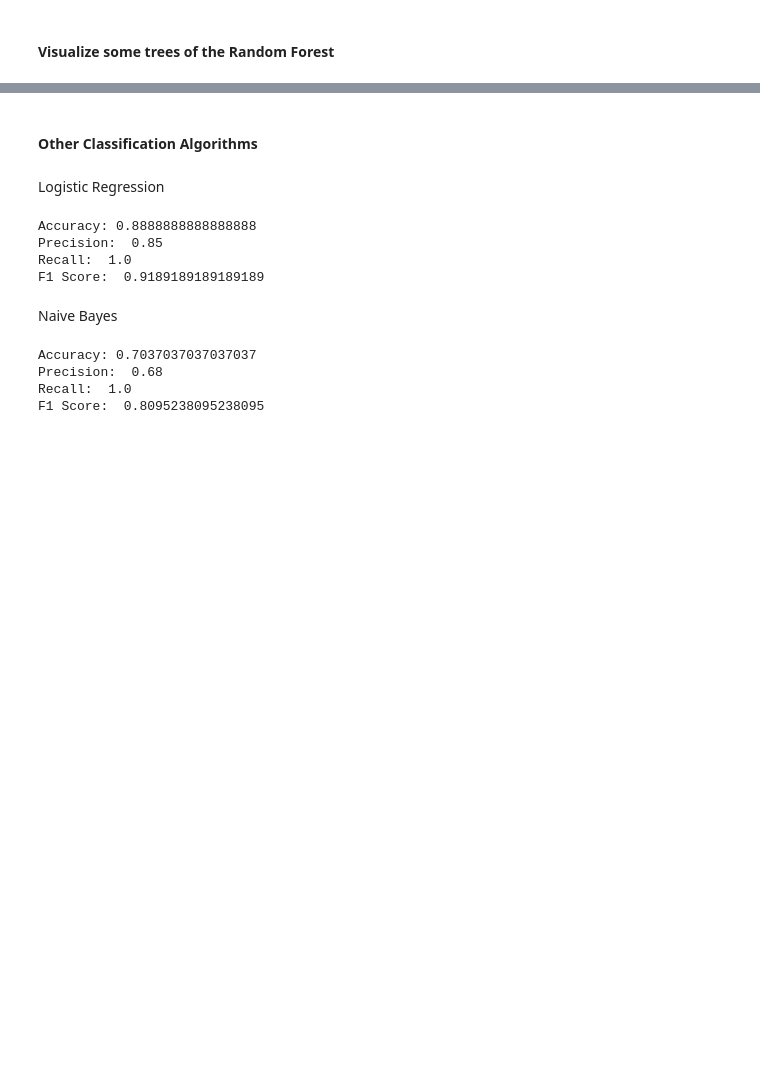
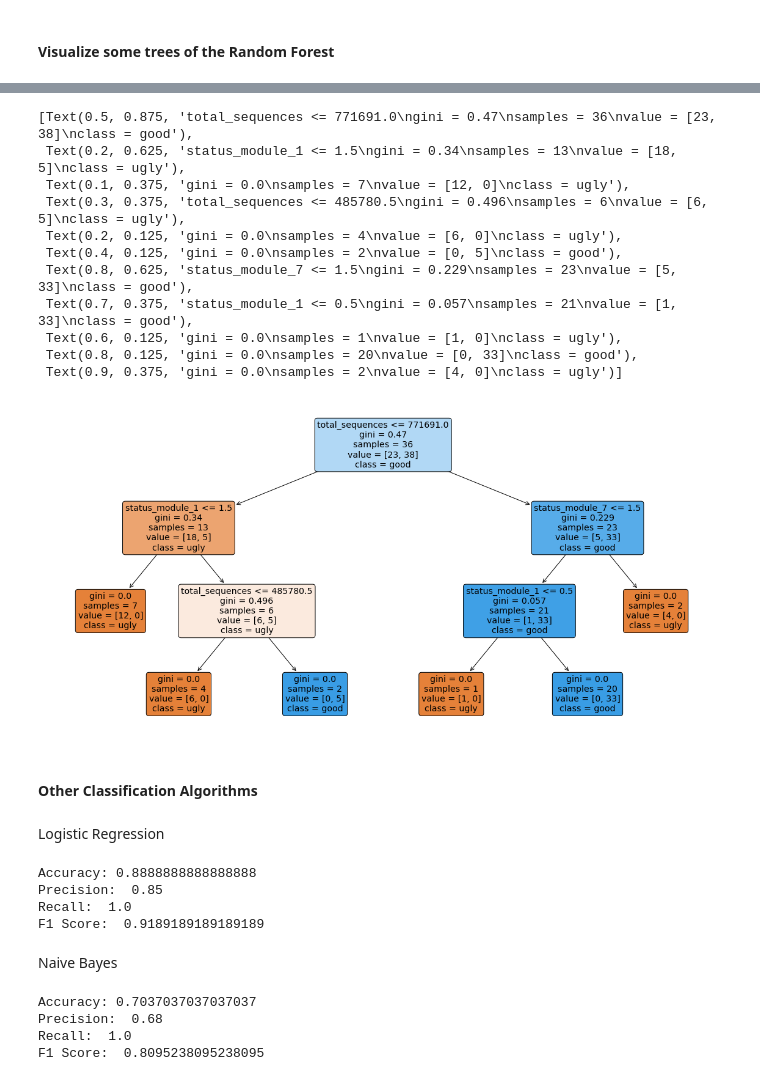
Before and after one commit to AlexHTW/ngs_quality_control, a Jupyter notebook: 05_ngs_quality_machine_learning.ipynb, the cells around one changed output, grey strips where cells are left out. Saved outputs shown, nothing was run; the diff lists cells and outputs as text; code cells hidden in the pictures; blank space fills up the shorter version.

```diff
--- a/05_ngs_quality_machine_learning.ipynb
+++ b/05_ngs_quality_machine_learning.ipynb
@@ -223,8 +252,8 @@ graph
 # %%
-dot_data = tree.export_graphviz(clf_rf.estimators_[25], out_file=None,
-                               feature_names = X_train.columns,
-                                class_names = ["ugly", "good"],
-                               filled=True, rounded=True)
-graph = graphviz.Source(dot_data)
-graph
+fig = plt.figure(figsize=(20, 10))
+tree.plot_tree(clf_rf.estimators_[12],
+          feature_names=ngs_reads.columns,
+          class_names=['ugly', 'good'],
+          filled=True, impurity=True,
+          rounded=True)
 # %% [output]
@@ -232,3 +260,15 @@ graph
+[Text(0.5, 0.875, 'total_sequences <= 771691.0\ngini = 0.47\nsamples = 36\nvalue = [23, 38]\nclass = good'),
+ Text(0.2, 0.625, 'status_module_1 <= 1.5\ngini = 0.34\nsamples = 13\nvalue = [18, 5]\nclass = ugly'),
+ Text(0.1, 0.375, 'gini = 0.0\nsamples = 7\nvalue = [12, 0]\nclass = ugly'),
+ Text(0.3, 0.375, 'total_sequences <= 485780.5\ngini = 0.496\nsamples = 6\nvalue = [6, 5]\nclass = ugly'),
+ Text(0.2, 0.125, 'gini = 0.0\nsamples = 4\nvalue = [6, 0]\nclass = ugly'),
+ Text(0.4, 0.125, 'gini = 0.0\nsamples = 2\nvalue = [0, 5]\nclass = good'),
+ Text(0.8, 0.625, 'status_module_7 <= 1.5\ngini = 0.229\nsamples = 23\nvalue = [5, 33]\nclass = good'),
+ Text(0.7, 0.375, 'status_module_1 <= 0.5\ngini = 0.057\nsamples = 21\nvalue = [1, 33]\nclass = good'),
+ Text(0.6, 0.125, 'gini = 0.0\nsamples = 1\nvalue = [1, 0]\nclass = ugly'),
+ Text(0.8, 0.125, 'gini = 0.0\nsamples = 20\nvalue = [0, 33]\nclass = good'),
+ Text(0.9, 0.375, 'gini = 0.0\nsamples = 2\nvalue = [4, 0]\nclass = ugly')]
+[figure, added]
 # %% [markdown]
 #### Other Classification Algorithms
 # %% [markdown]
```
Also changed, not shown: parts of 7 cells of this notebook.
